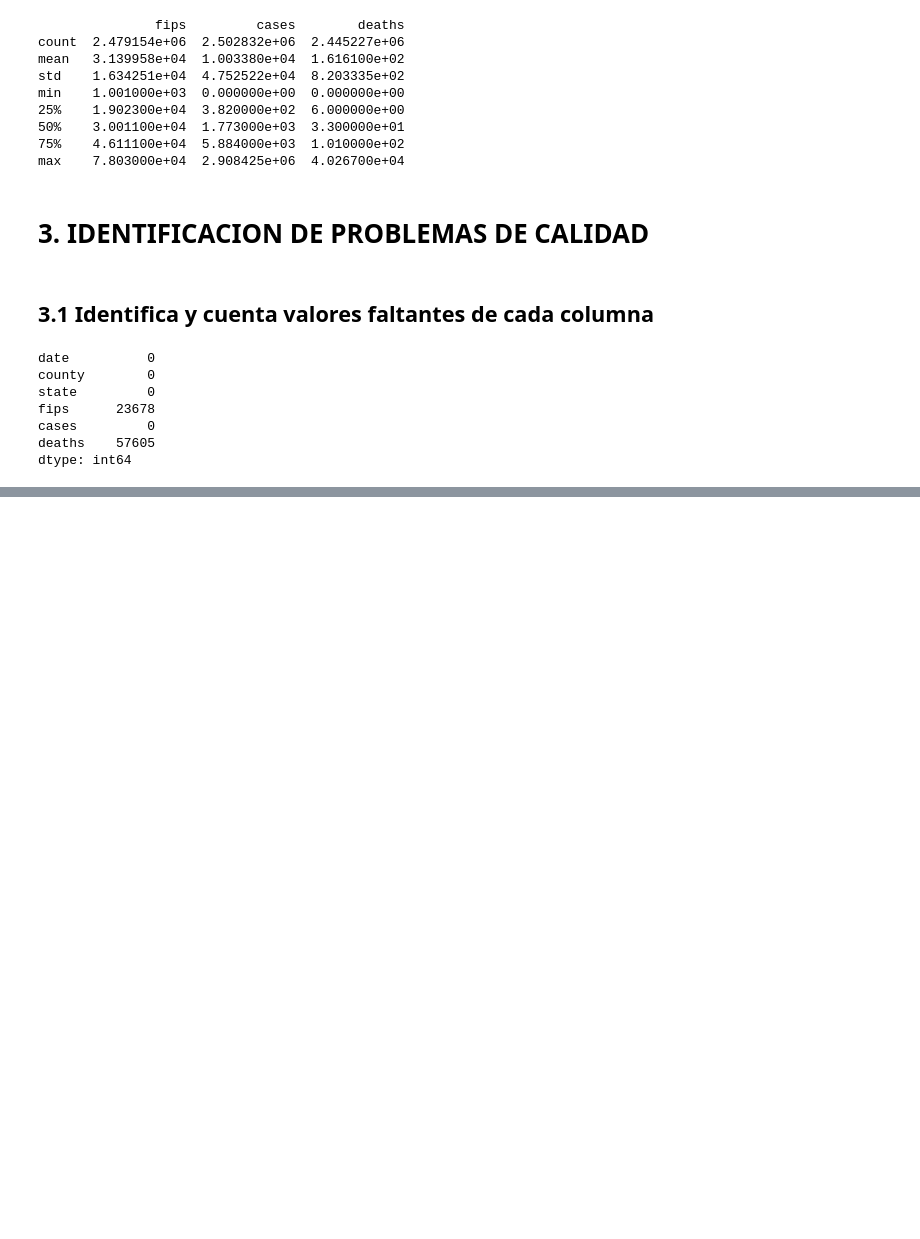
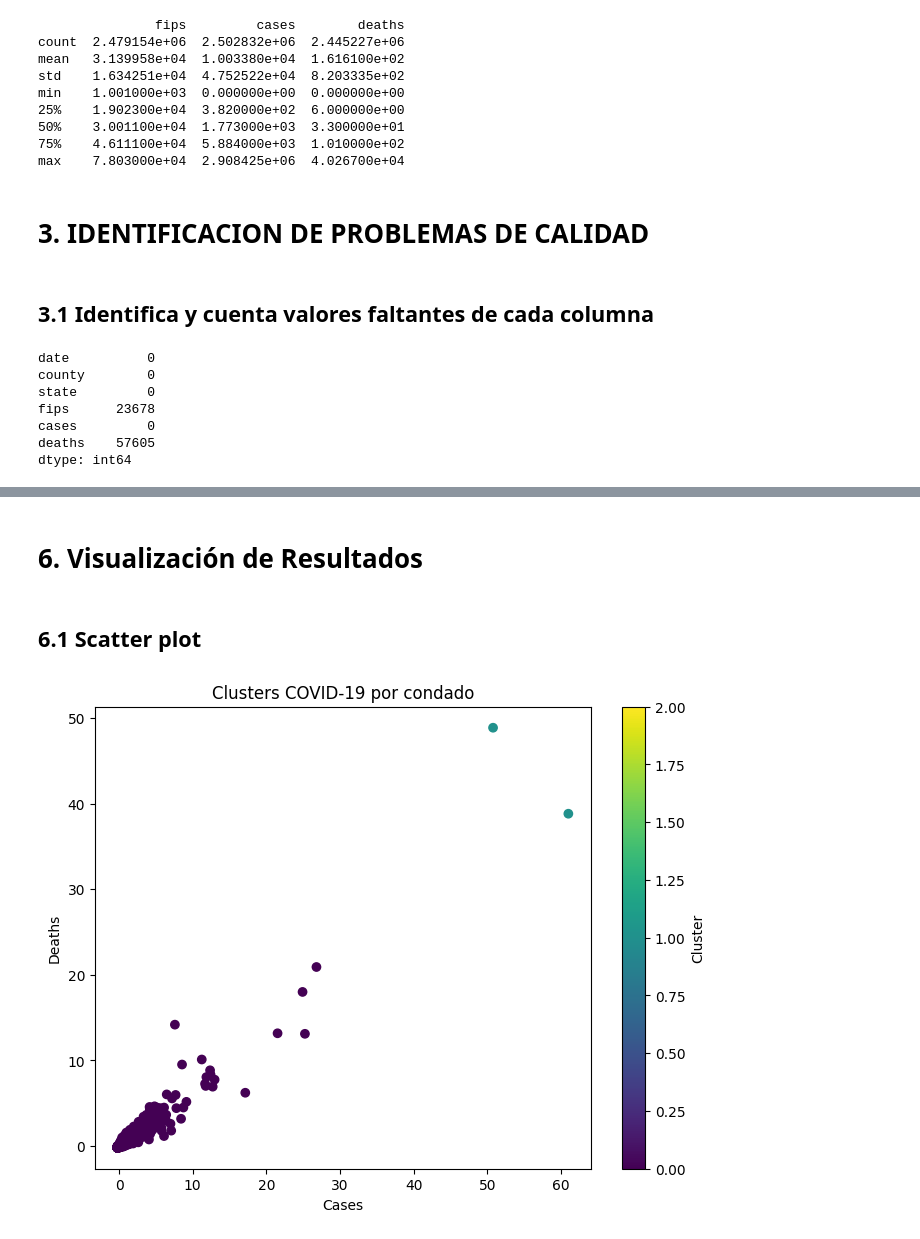
Before and after one commit to SkyDavid02/Act11-Cl-ster, a Jupyter notebook: App.ipynb, the cells around one changed output, grey strips where cells are left out. Cells and saved outputs as stored; diff of their text form; code cells hidden in the pictures; blank space fills up the shorter version.

```diff
--- a/App.ipynb
+++ b/App.ipynb
@@ -65,0 +123,6 @@ dtype: int64
+# %%
+df_grouped["fatality_rate"] = df_grouped["deaths"] / df_grouped["cases"]
+
+# Reemplazar infinitos y NaN
+df_grouped.replace([np.inf, -np.inf], 0, inplace=True)
+df_grouped.fillna(0, inplace=True)
@@ -65,0 +145,2 @@ dtype: int64
+# %%
+features = df_grouped[["cases", "deaths", "fatality_rate"]]
@@ -65,0 +149,3 @@ dtype: int64
+# %%
+scaler = StandardScaler()
+X_scaled = scaler.fit_transform(features)
@@ -65,0 +156,3 @@ dtype: int64
+# %%
+kmeans = KMeans(n_clusters=3, random_state=42)
+df_grouped["cluster"] = kmeans.fit_predict(X_scaled)
@@ -65,0 +170,22 @@ dtype: int64
+# %% [markdown]
+# **6. Visualización de Resultados**
+# %% [markdown]
+## **6.1 Scatter plot**
+# %%
+plt.figure(figsize=(8,6))
+
+plt.scatter(
+    df_grouped["cases"],
+    df_grouped["deaths"],
+    c=df_grouped["cluster"],
+    cmap="viridis"
+)
+
+plt.xlabel("Cases")
+plt.ylabel("Deaths")
+plt.title("Clusters COVID-19 por condado")
+
+plt.colorbar(label="Cluster")
+plt.show()
+# %% [output]
+[figure, added]
```
Also changed, not shown: parts of 23 cells of this notebook.
